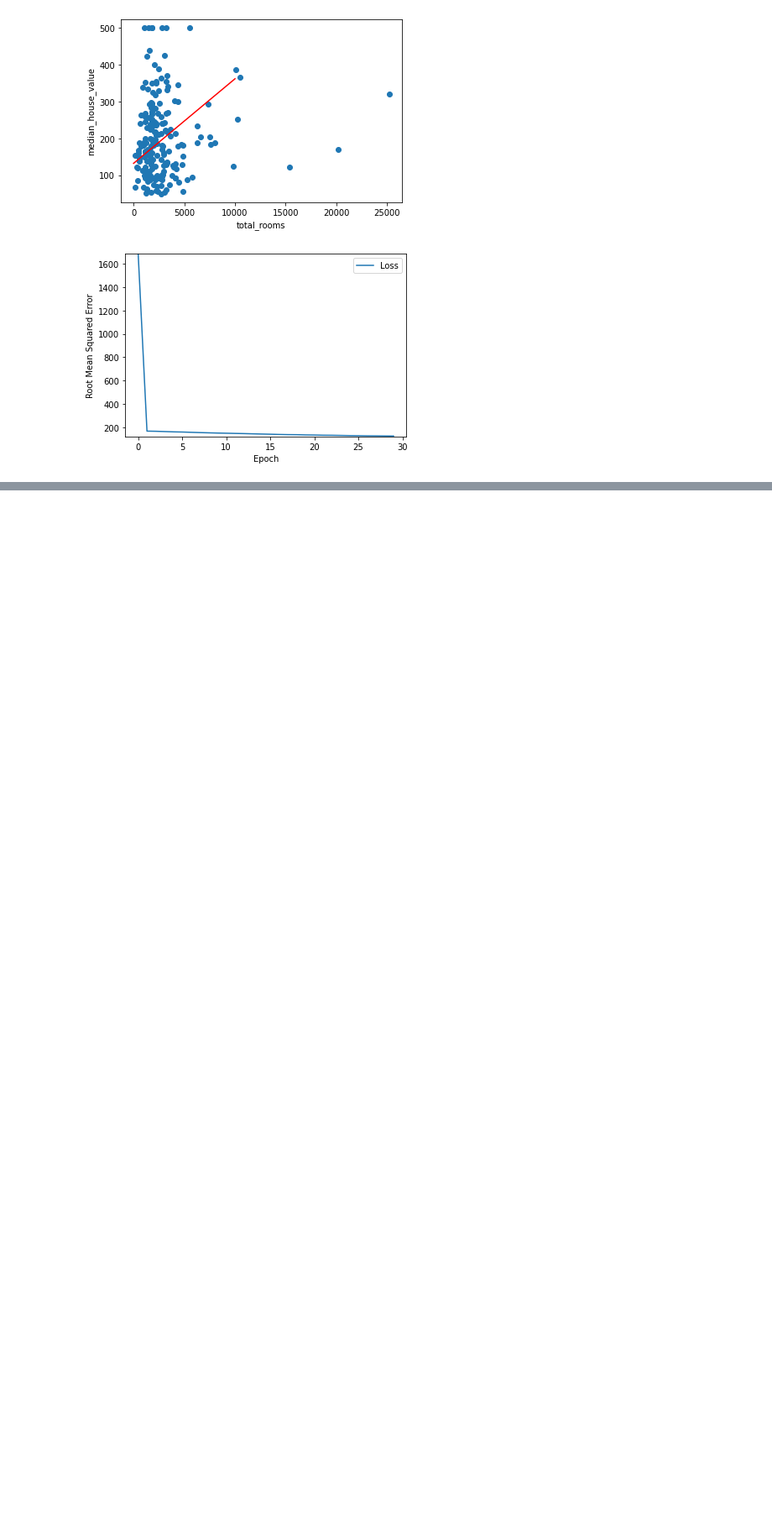
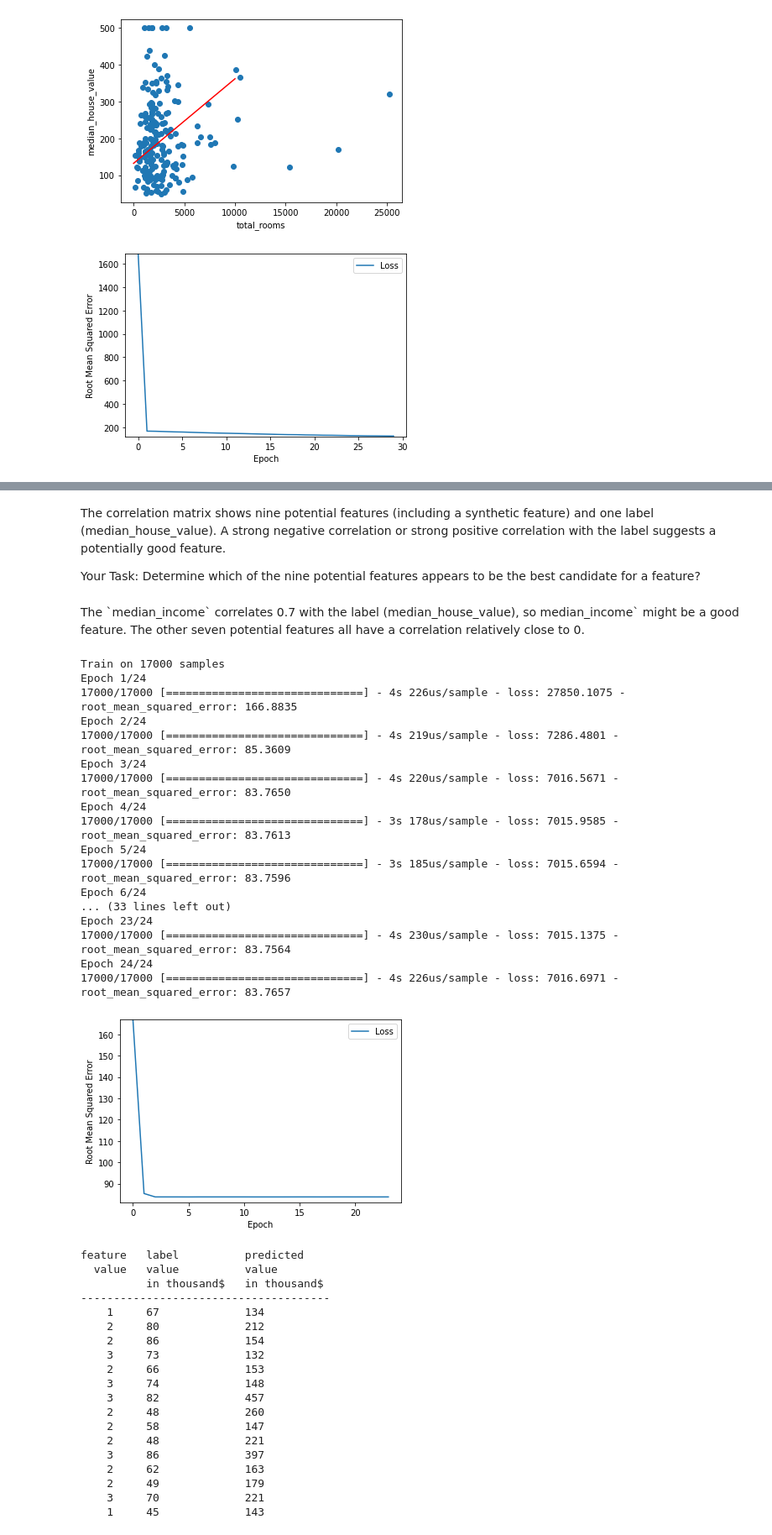
Before and after one commit to zacniewski/Help-in-starting-with-Tensorflow2.0, a Jupyter notebook: Part_4a_linear_regression_with_real_data.ipynb, the cells around one changed output, grey strips where cells are left out. Shown: that part at 84% size. Saved outputs shown, nothing was run; the diff lists cells and outputs as text; code cells hidden in the pictures; blank space fills up the shorter version.

```diff
--- a/Part_4a_linear_regression_with_real_data.ipynb
+++ b/Part_4a_linear_regression_with_real_data.ipynb
@@ -213,0 +412,64 @@ The learned bias for your model is 132.3998
+# %% [markdown]
+The correlation matrix shows nine potential features (including a synthetic feature) and one label (median_house_value). A strong negative correlation or strong positive correlation with the label suggests a potentially good feature.
+
+Your Task: Determine which of the nine potential features appears to be the best candidate for a feature?
+# %% [markdown]
+<p>The `median_income` correlates 0.7 with the label
+ (median_house_value), so median_income` might be a
+ good feature. The other seven potential features
+ all have a correlation relatively close to 0.</p>
+# %%
+# Task 6 - use 'median_income' as a feature, but with different hyperparameters
+my_feature = "median_income"
+
+# Tune the hyperparameters.
+learning_rate = 0.06
+epochs = 24
+batch_size = 30
+
+# Don't change anything below this line.
+my_model = build_model(learning_rate)
+weight, bias, epochs, mae = train_model(my_model, training_df,
+                                        my_feature, my_label,
+                                        epochs, batch_size)
+
+plot_the_loss_curve(epochs, mae)
+predict_house_values(15, my_feature, my_label)
+# %% [output]
+Train on 17000 samples
+Epoch 1/24
+17000/17000 [==============================] - 4s 226us/sample - loss: 27850.1075 - root_mean_squared_error: 166.8835
+Epoch 2/24
+17000/17000 [==============================] - 4s 219us/sample - loss: 7286.4801 - root_mean_squared_error: 85.3609
+Epoch 3/24
+17000/17000 [==============================] - 4s 220us/sample - loss: 7016.5671 - root_mean_squared_error: 83.7650
+Epoch 4/24
+17000/17000 [==============================] - 3s 178us/sample - loss: 7015.9585 - root_mean_squared_error: 83.7613
+Epoch 5/24
+17000/17000 [==============================] - 3s 185us/sample - loss: 7015.6594 - root_mean_squared_error: 83.7596
+Epoch 6/24
+... (33 lines left out)
+Epoch 23/24
+17000/17000 [==============================] - 4s 230us/sample - loss: 7015.1375 - root_mean_squared_error: 83.7564
+Epoch 24/24
+17000/17000 [==============================] - 4s 226us/sample - loss: 7016.6971 - root_mean_squared_error: 83.7657
+[figure, added]
+feature   label          predicted
+  value   value          value
+          in thousand$   in thousand$
+--------------------------------------
+    1     67             134
+    2     80             212
+    2     86             154
+    3     73             132
+    2     66             153
+    3     74             148
+    3     82             457
+    2     48             260
+    2     58             147
+    2     48             221
+    3     86             397
+    2     62             163
+    2     49             179
+    3     70             221
+    1     45             143
```
Also changed, not shown: parts of 15 cells of this notebook.
